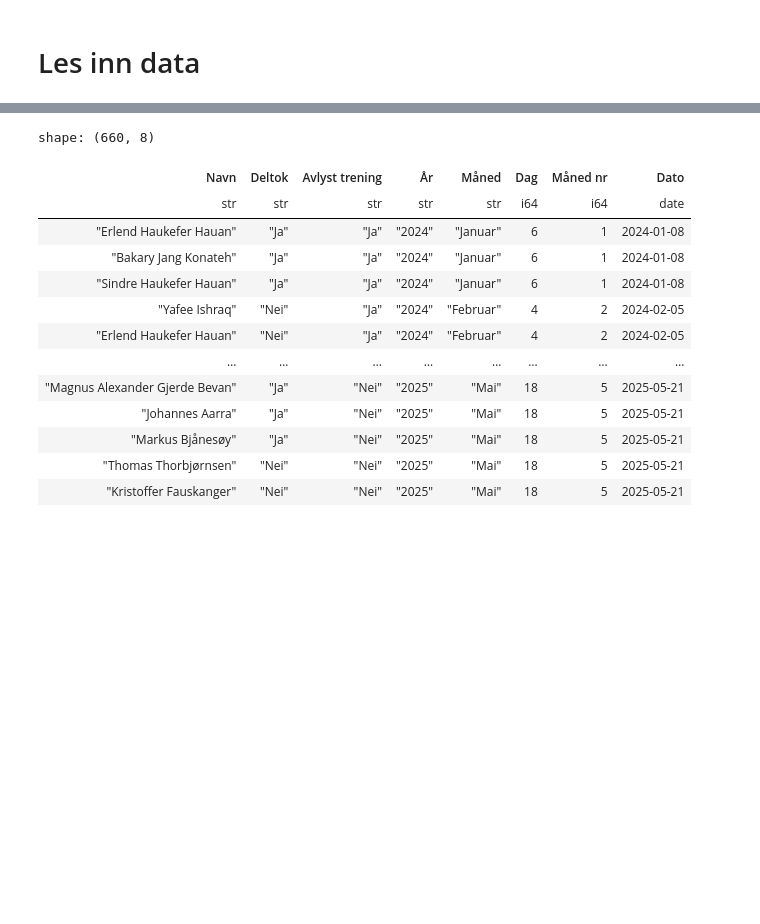
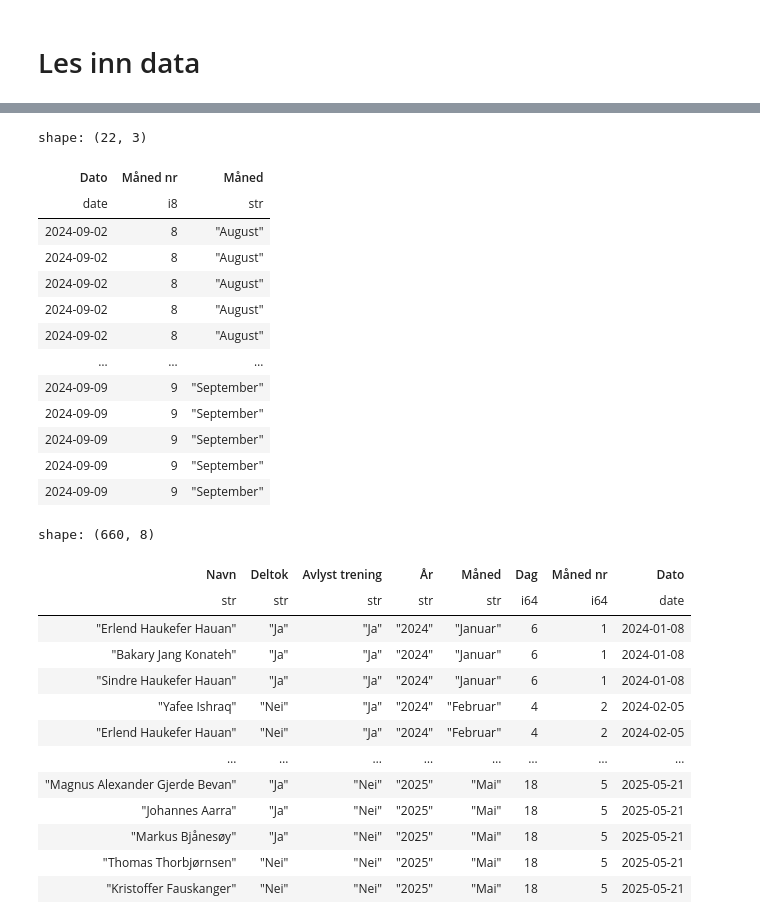
Before and after one commit to PolarsDude/treningsstatistikk-, a Jupyter notebook: test_fil.ipynb, the cells around one changed output, grey strips where cells are left out. Saved outputs shown, nothing was run; the diff lists cells and outputs as text; code cells hidden in the pictures; blank space fills up the shorter version.

```diff
--- a/test_fil.ipynb
+++ b/test_fil.ipynb
@@ -34,3 +77,24 @@ shape: (1, 2)
+# %%
+(df
+.select('Dato','Måned nr','Måned')
+.filter(pl.col('Dato').dt.year()==2024,pl.col('Dato').dt.month()==9)
+
+)
+# %% [output]
+shape: (22, 3)
+| Dato | Måned nr | Måned |
+| date | i8 | str |
+| 2024-09-02 | 8 | "August" |
+| 2024-09-02 | 8 | "August" |
+| 2024-09-02 | 8 | "August" |
+| 2024-09-02 | 8 | "August" |
+| 2024-09-02 | 8 | "August" |
+| … | … | … |
+| 2024-09-09 | 9 | "September" |
+| 2024-09-09 | 9 | "September" |
+| 2024-09-09 | 9 | "September" |
+| 2024-09-09 | 9 | "September" |
+| 2024-09-09 | 9 | "September" |
 # %%
 # Skal koble på den første mandagen etter publiseringsdato
 
```
Also changed, not shown: parts of 3 cells of this notebook, 1 other file.
